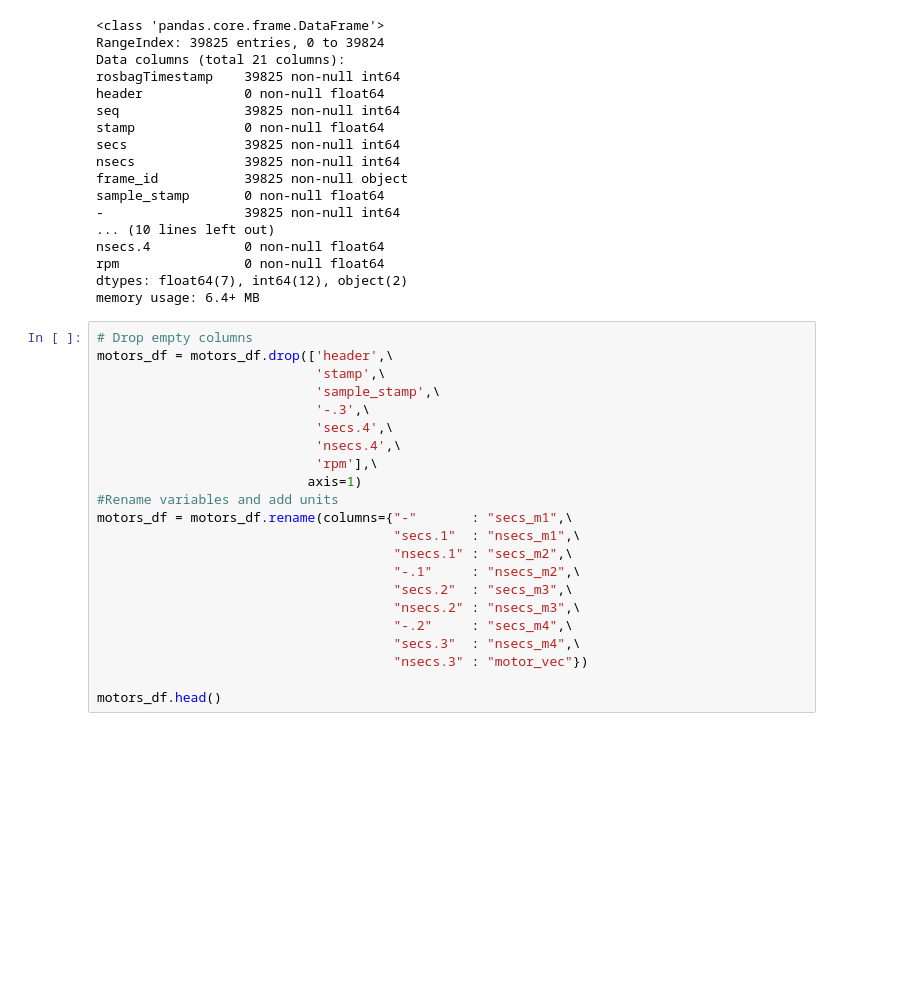
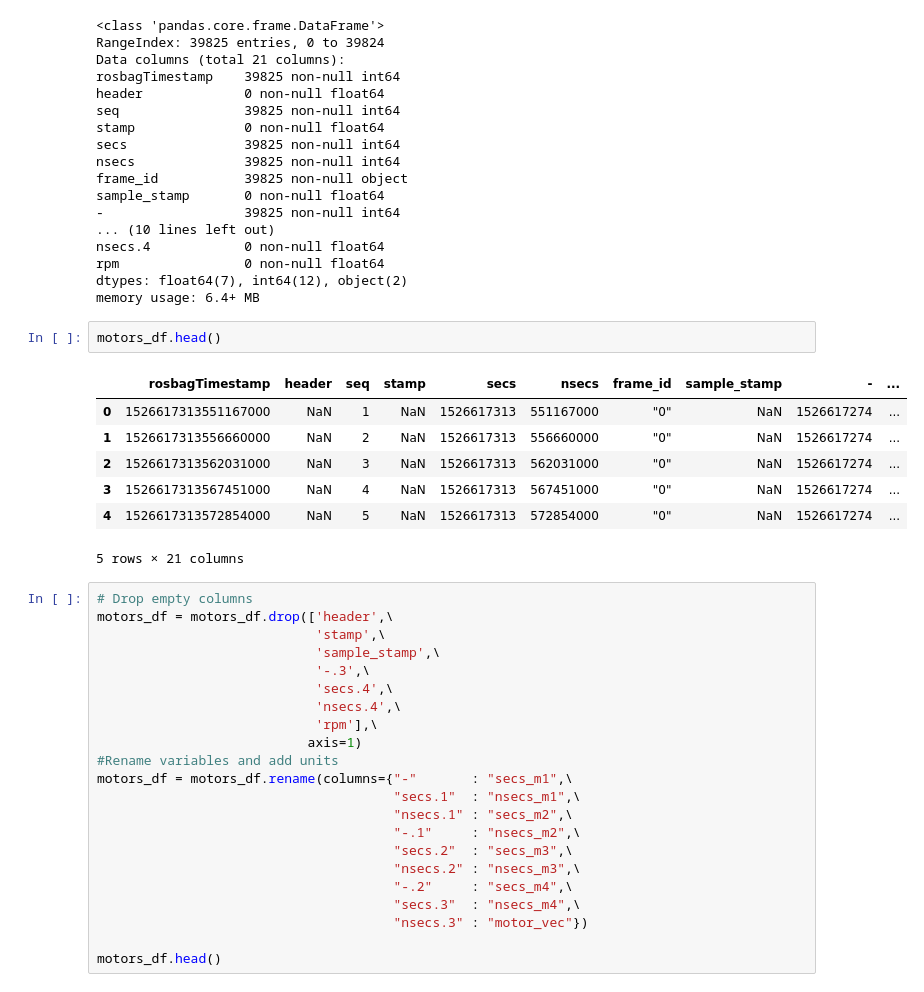
Before and after one commit to p678m854/EECS-Masters, a Jupyter notebook: notebooks/Blackbird Dataset.ipynb, the cells around one changed output. Cells and saved outputs as stored; diff of their text form; blank space fills up the shorter version.

```diff
--- a/notebooks/Blackbird Dataset.ipynb
+++ b/notebooks/Blackbird Dataset.ipynb
@@ -374,6 +494,16 @@ nsecs.4            0 non-null float64
 rpm                0 non-null float64
 dtypes: float64(7), int64(12), object(2)
 memory usage: 6.4+ MB
+# %%
+motors_df.head()
+# %% [output]
+|  | rosbagTimestamp | header | seq | stamp | secs | nsecs | frame_id | sample_stamp | - | ... |
+| 0 | 1526617313551167000 | NaN | 1 | NaN | 1526617313 | 551167000 | "0" | NaN | 1526617274 | ... |
+| 1 | 1526617313556660000 | NaN | 2 | NaN | 1526617313 | 556660000 | "0" | NaN | 1526617274 | ... |
+| 2 | 1526617313562031000 | NaN | 3 | NaN | 1526617313 | 562031000 | "0" | NaN | 1526617274 | ... |
+| 3 | 1526617313567451000 | NaN | 4 | NaN | 1526617313 | 567451000 | "0" | NaN | 1526617274 | ... |
+| 4 | 1526617313572854000 | NaN | 5 | NaN | 1526617313 | 572854000 | "0" | NaN | 1526617274 | ... |
+5 rows × 21 columns
 # %%
 # Drop empty columns
 motors_df = motors_df.drop(['header',\
```
Also changed, not shown: parts of 27 cells of this notebook.
